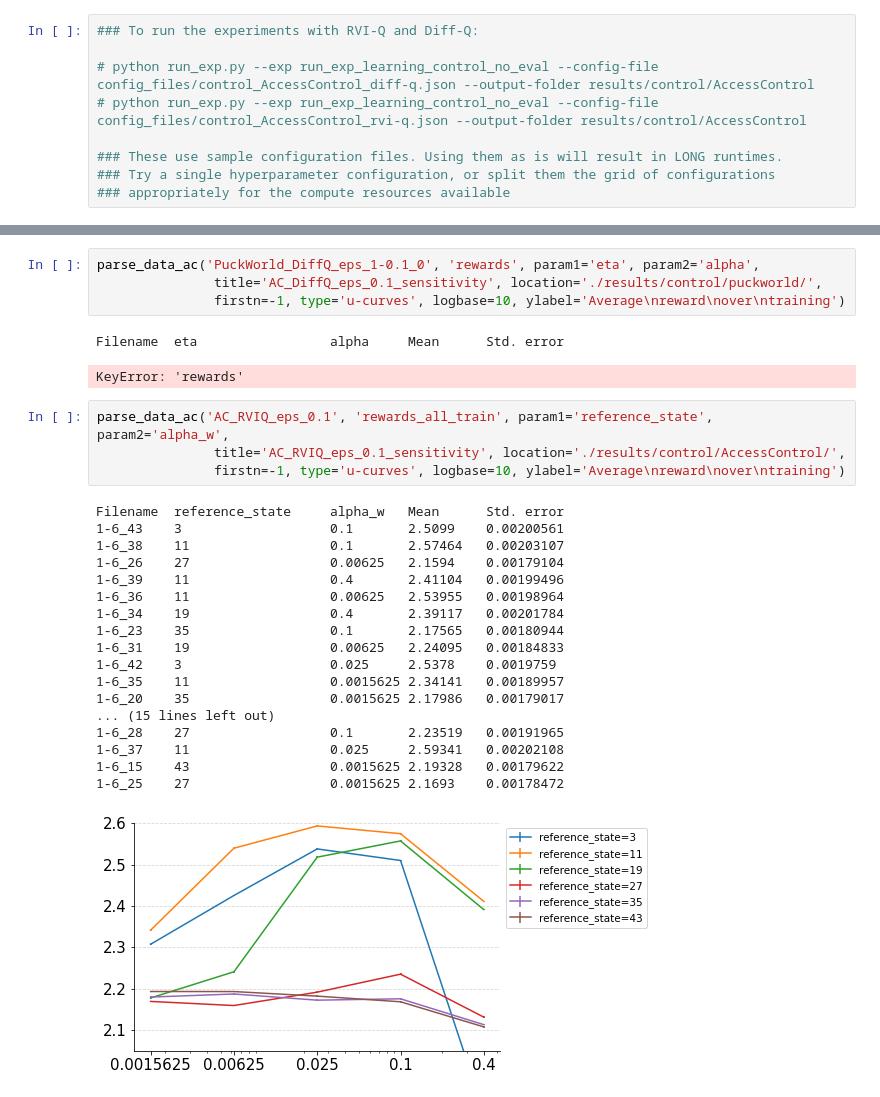
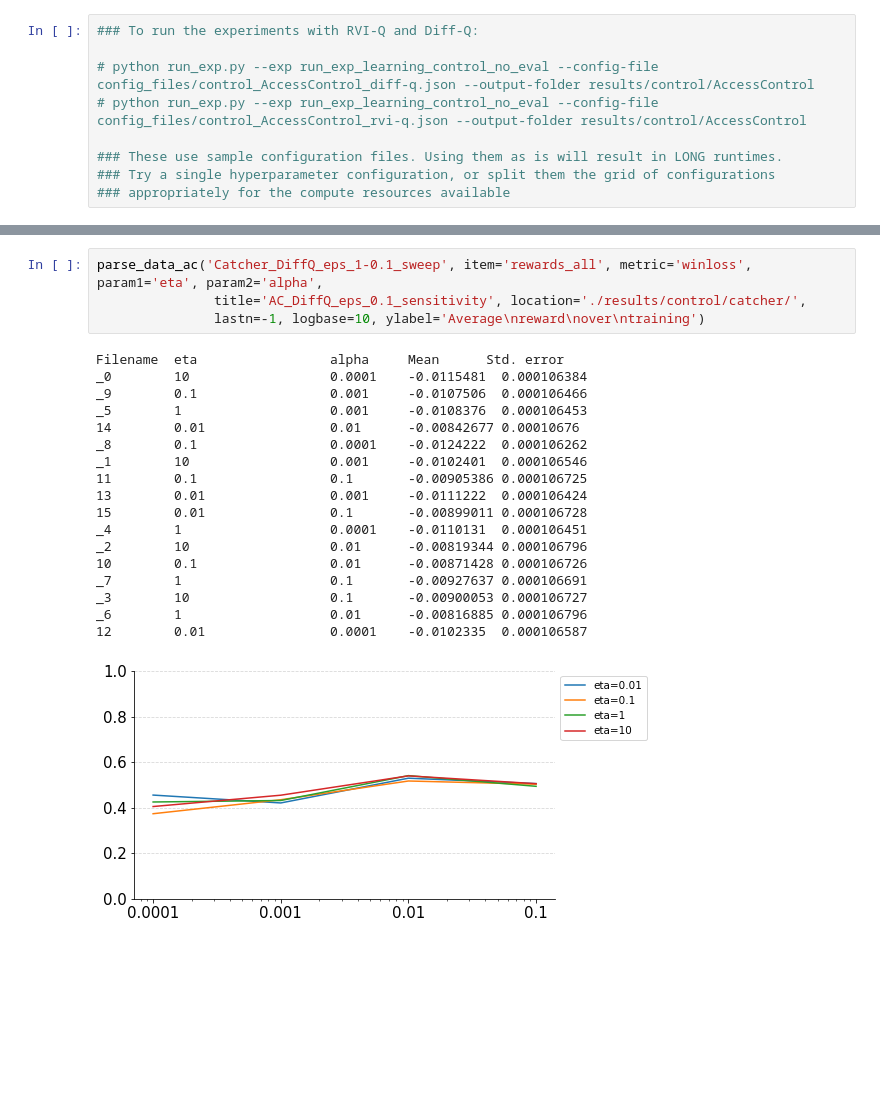
Before and after one commit to hexken/average-reward-benchmarking, a Jupyter notebook: control_exps.ipynb, the cells around one changed output, grey strips where cells are left out. Cells and saved outputs as stored; diff of their text form; blank space fills up the shorter version.

```diff
--- a/control_exps.ipynb
+++ b/control_exps.ipynb
@@ -92,31 +109,24 @@ def parse_data_ac(filename_prefix, item, location='../results/', param1='alpha',
 # %%
-parse_data_ac('PuckWorld_DiffQ_eps_1-0.1_0', 'rewards', param1='eta', param2='alpha',
-               title='AC_DiffQ_eps_0.1_sensitivity', location='./results/control/puckworld/',
-               firstn=-1, type='u-curves', logbase=10, ylabel='Average\nreward\nover\ntraining')
+parse_data_ac('Catcher_DiffQ_eps_1-0.1_sweep', item='rewards_all', metric='winloss', param1='eta', param2='alpha',
+               title='AC_DiffQ_eps_0.1_sensitivity', location='./results/control/catcher/',
+               lastn=-1, logbase=10, ylabel='Average\nreward\nover\ntraining')
 # %% [output]
 Filename  eta                 alpha     Mean      Std. error
+_0        10                  0.0001    -0.0115481  0.000106384
+_9        0.1                 0.001     -0.0107506  0.000106466
+_5        1                   0.001     -0.0108376  0.000106453
+14        0.01                0.01      -0.00842677 0.00010676
+_8        0.1                 0.0001    -0.0124222  0.000106262
+_1        10                  0.001     -0.0102401  0.000106546
+11        0.1                 0.1       -0.00905386 0.000106725
+13        0.01                0.001     -0.0111222  0.000106424
+15        0.01                0.1       -0.00899011 0.000106728
+_4        1                   0.0001    -0.0110131  0.000106451
+_2        10                  0.01      -0.00819344 0.000106796
+10        0.1                 0.01      -0.00871428 0.000106726
+_7        1                   0.1       -0.00927637 0.000106691
+_3        10                  0.1       -0.00900053 0.000106727
+_6        1                   0.01      -0.00816885 0.000106796
+12        0.01                0.0001    -0.0102335  0.000106587
-KeyError: 'rewards'
+[figure, added]
-# %%
-parse_data_ac('AC_RVIQ_eps_0.1', 'rewards_all_train', param1='reference_state', param2='alpha_w',
-               title='AC_RVIQ_eps_0.1_sensitivity', location='./results/control/AccessControl/',
-               firstn=-1, type='u-curves', logbase=10, ylabel='Average\nreward\nover\ntraining')
-# %% [output]
-Filename  reference_state     alpha_w   Mean      Std. error
-1-6_43    3                   0.1       2.5099    0.00200561
-1-6_38    11                  0.1       2.57464   0.00203107
-1-6_26    27                  0.00625   2.1594    0.00179104
-1-6_39    11                  0.4       2.41104   0.00199496
-1-6_36    11                  0.00625   2.53955   0.00198964
-1-6_34    19                  0.4       2.39117   0.00201784
-1-6_23    35                  0.1       2.17565   0.00180944
-1-6_31    19                  0.00625   2.24095   0.00184833
-1-6_42    3                   0.025     2.5378    0.0019759
-1-6_35    11                  0.0015625 2.34141   0.00189957
-1-6_20    35                  0.0015625 2.17986   0.00179017
-... (15 lines left out)
-1-6_28    27                  0.1       2.23519   0.00191965
-1-6_37    11                  0.025     2.59341   0.00202108
-1-6_15    43                  0.0015625 2.19328   0.00179622
-1-6_25    27                  0.0015625 2.1693    0.00178472
-[figure, removed]
 # %%
```
Also changed, not shown: parts of 7 cells of this notebook, 3 other files.
